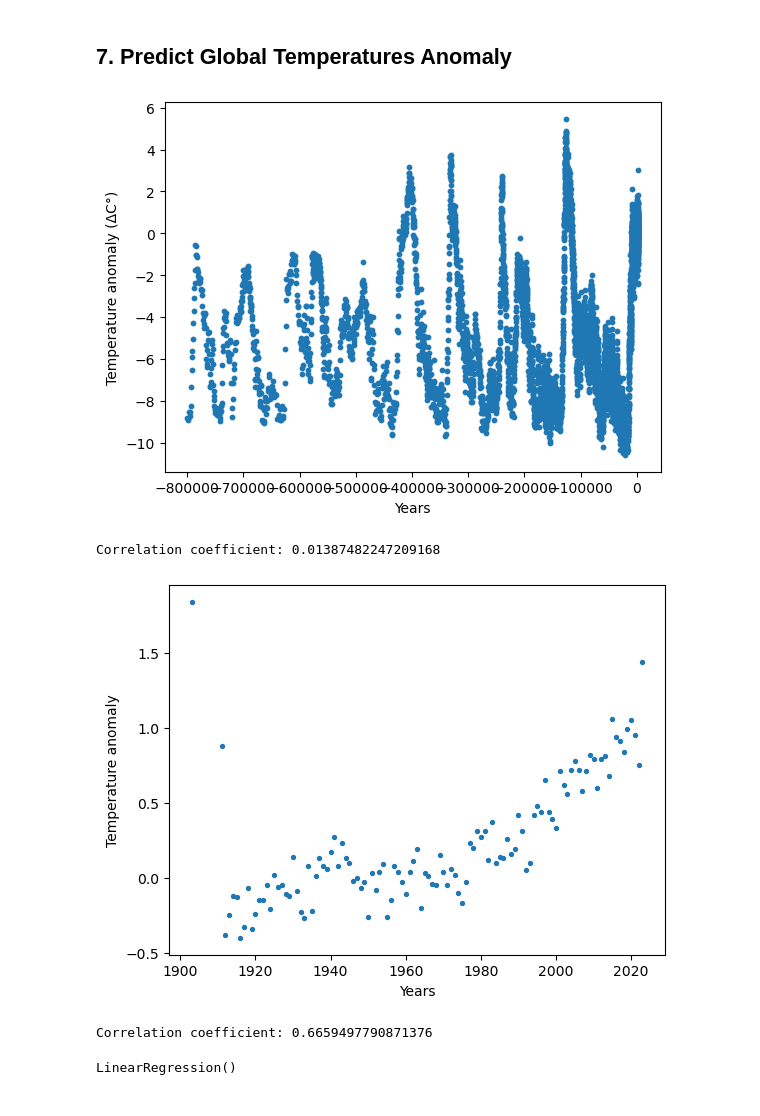
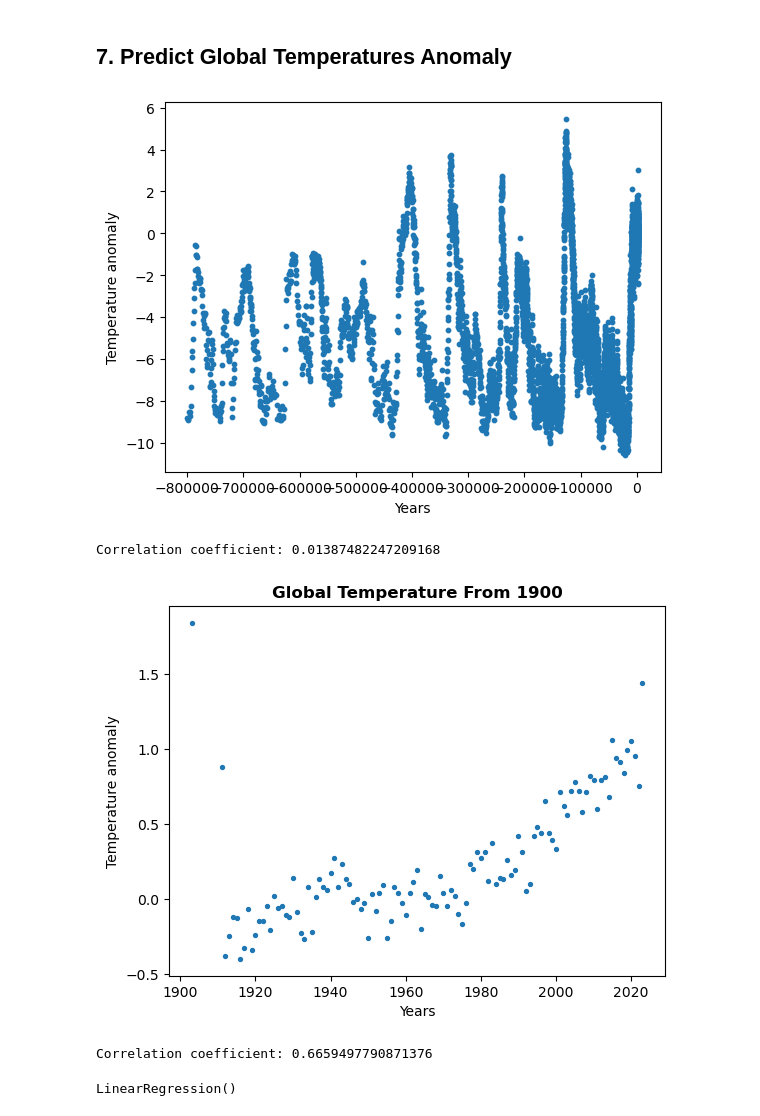
Before and after one commit to lgrealish/PfDA_Project_2, a Jupyter notebook: PfDA_Assignment2.ipynb, the cells around one changed output. Cells and saved outputs as stored; diff of their text form; code cells hidden in the pictures.

Commit message:
Add plot for CH4, CO2 and temp Update all plots Tidy up code Export .csv and .json files

```diff
--- a/PfDA_Assignment2.ipynb
+++ b/PfDA_Assignment2.ipynb
@@ -540,24 +590,25 @@ x=temp_merged['year']
 y=temp_merged['Temperature']
 plt.scatter(x,y,s=10)
 plt.xlabel('Years')
-plt.ylabel('Temperature anomaly (ΔC°)')
+plt.ylabel('Temperature anomaly')
 plt.show()
 print(f'Correlation coefficient: {x.corr(y)}')
 # %% [output]
-[figure, old version]
+[figure, new version]
 Correlation coefficient: 0.01387482247209168
 # %%
 temp_after1900=temp_merged[temp_merged["year"] > 1900]
 # %%
 x=temp_after1900['year']
 y=temp_after1900['Temperature']
 plt.scatter(x,y,s=8)
 plt.xlabel('Years')
 plt.ylabel('Temperature anomaly')
+plt.title('Global Temperature From 1900', weight="bold")
 plt.show()
 print(f'Correlation coefficient: {x.corr(y)}')
 # %% [output]
-[figure, old version]
+[figure, new version]
 Correlation coefficient: 0.6659497790871376
 # %%
 # https://realpython.com/linear-regression-in-python/#simple-linear-regression-with-scikit-learn
```
Also changed, not shown: parts of 22 cells of this notebook, 10 other files.
